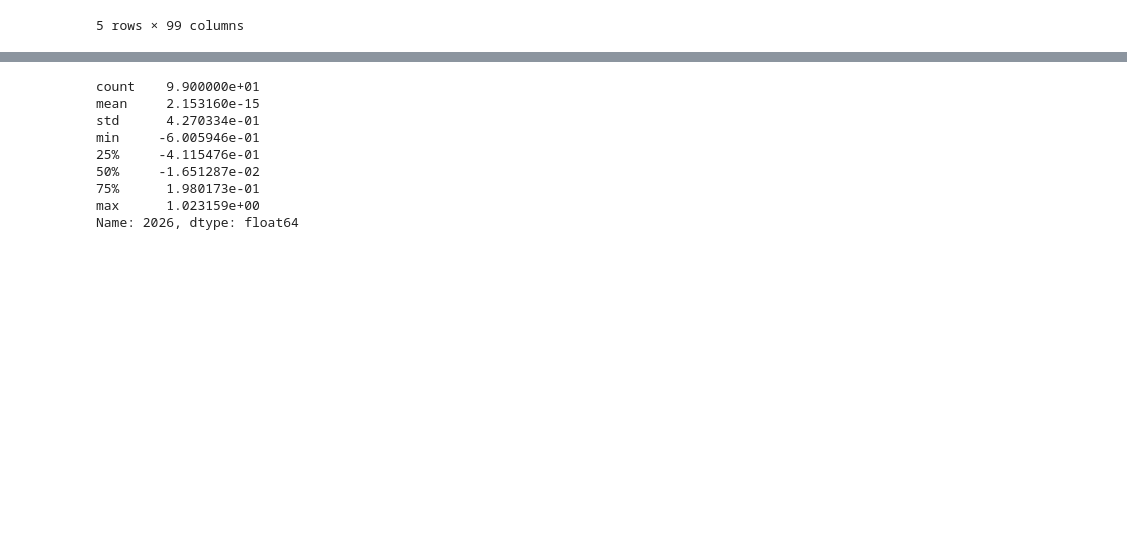
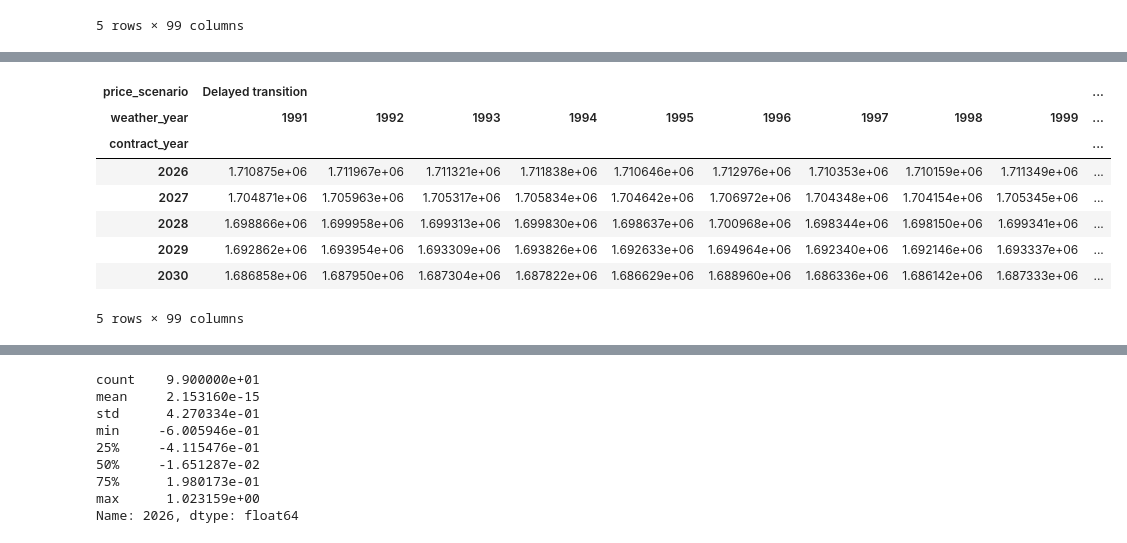
Before and after one commit to SristyKala1/ppa_selection_italy, a Jupyter notebook: notebooks/06_parametrization_setup.ipynb, the cells around one changed output, grey strips where cells are left out. Drawn from its saved outputs; the diff is of its cells as text; code cells hidden in the pictures; blank space fills up the shorter version.

```diff
--- a/notebooks/06_parametrization_setup.ipynb
+++ b/notebooks/06_parametrization_setup.ipynb
@@ -101,0 +150,23 @@ pap_solar_cost_matrix.head()
+# %%
+baseload_payment = strike_baseload * CONTRACTED_MW_BASELOAD * HOURS_PER_YEAR
+residual_baseload_mwh = annual_load_mwh - CONTRACTED_MW_BASELOAD * HOURS_PER_YEAR
+
+baseload_columns = {}
+for scenario, weather_year in price_own_zone.columns:
+    spot_price = price_own_zone[(scenario, weather_year)]
+    baseload_columns[(scenario, weather_year)] = baseload_payment + residual_baseload_mwh * spot_price
+
+baseload_cost_matrix = pd.DataFrame(baseload_columns)
+baseload_cost_matrix.columns.names = ["price_scenario", "weather_year"]
+baseload_cost_matrix.index.name = "contract_year"
+baseload_cost_matrix.head()
+# %% [output]
+| price_scenario | Delayed transition |  |  |  |  |  |  |  |  | ... |
+| weather_year | 1991 | 1992 | 1993 | 1994 | 1995 | 1996 | 1997 | 1998 | 1999 | ... |
+| contract_year |  |  |  |  |  |  |  |  |  | ... |
+| 2026 | 1.710875e+06 | 1.711967e+06 | 1.711321e+06 | 1.711838e+06 | 1.710646e+06 | 1.712976e+06 | 1.710353e+06 | 1.710159e+06 | 1.711349e+06 | ... |
+| 2027 | 1.704871e+06 | 1.705963e+06 | 1.705317e+06 | 1.705834e+06 | 1.704642e+06 | 1.706972e+06 | 1.704348e+06 | 1.704154e+06 | 1.705345e+06 | ... |
+| 2028 | 1.698866e+06 | 1.699958e+06 | 1.699313e+06 | 1.699830e+06 | 1.698637e+06 | 1.700968e+06 | 1.698344e+06 | 1.698150e+06 | 1.699341e+06 | ... |
+| 2029 | 1.692862e+06 | 1.693954e+06 | 1.693309e+06 | 1.693826e+06 | 1.692633e+06 | 1.694964e+06 | 1.692340e+06 | 1.692146e+06 | 1.693337e+06 | ... |
+| 2030 | 1.686858e+06 | 1.687950e+06 | 1.687304e+06 | 1.687822e+06 | 1.686629e+06 | 1.688960e+06 | 1.686336e+06 | 1.686142e+06 | 1.687333e+06 | ... |
+5 rows × 99 columns
```
Also changed, not shown: parts of 7 cells of this notebook.
